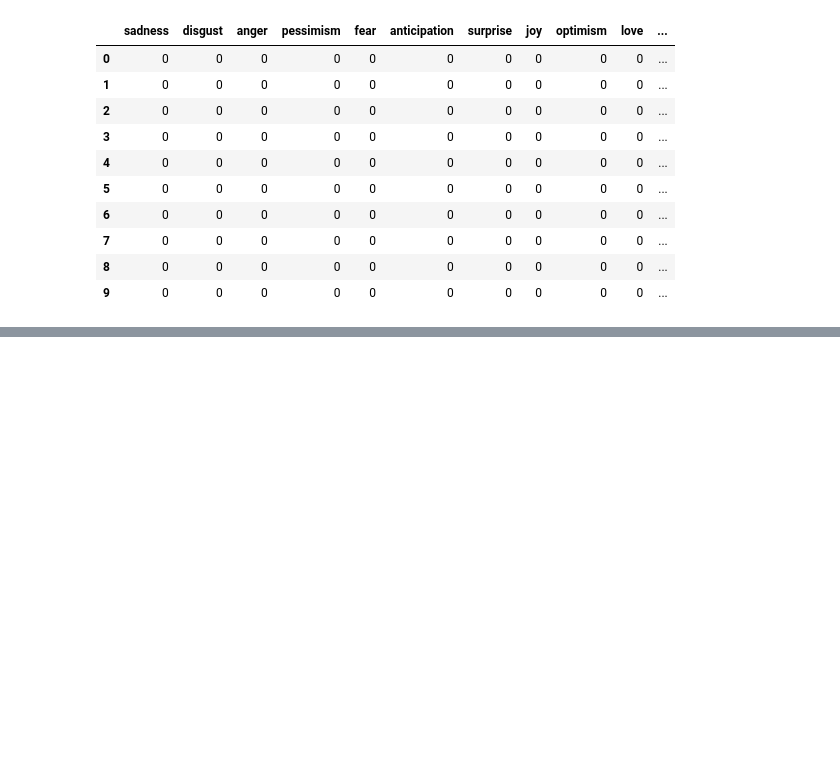
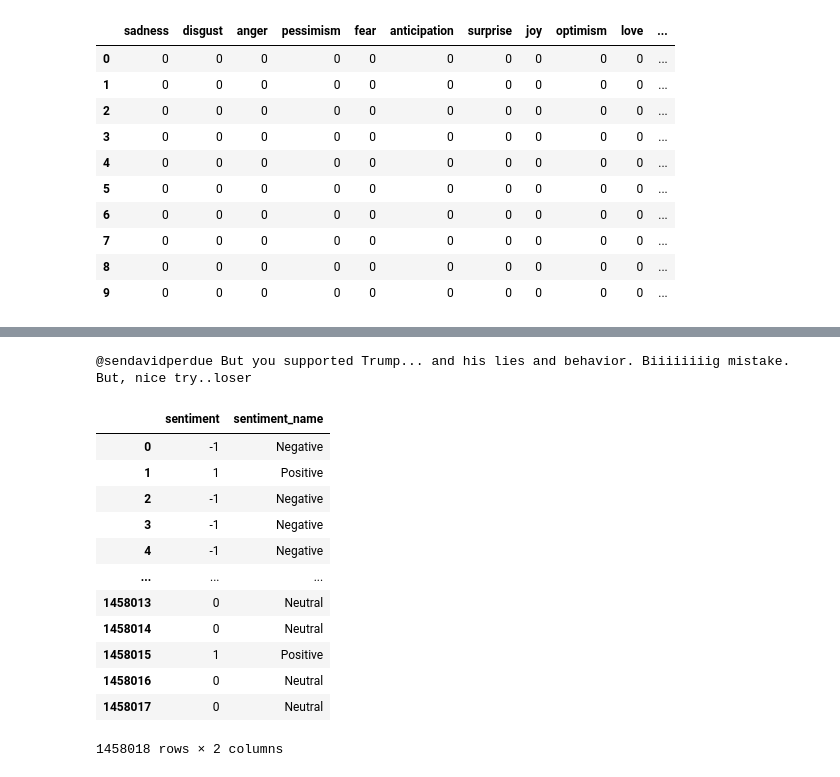
Before and after one commit to maciejskorski/anticipatio, a Jupyter notebook: src/xaru/4 topic_analysis.ipynb, the cells around one changed output, grey strips where cells are left out. Saved outputs shown, nothing was run; the diff lists cells and outputs as text; code cells hidden in the pictures; blank space fills up the shorter version.

```diff
--- a/src/xaru/4 topic_analysis.ipynb
+++ b/src/xaru/4 topic_analysis.ipynb
@@ -392,0 +370,39 @@ doc2emotion
+# %%
+import pandas as pd
+from pathlib import Path
+
+def open_fn(f):
+    try:
+        return pd.read_csv(f,engine='python')
+    except:
+        return pd.DataFrame()
+
+tweets2 = pd.concat([
+    pd.concat(map(open_fn, Path(repo_path/'data/futurists_kol/data').rglob('*csv'))),
+    pd.concat(map(open_fn, Path(repo_path/'data/futurists_rossdawson/data').rglob('*csv')))
+])
+
+tweets2.columns = ['index','user','timestamp','url','txt']
+tweets2 = tweets2.drop_duplicates(subset=['txt'])
+tweets2.reset_index(inplace=True,drop=True)
+
+print(tweets2.loc[3,'txt'])
+# %% [output]
+@sendavidperdue But you supported Trump... and his lies and behavior. Biiiiiiiig mistake. But, nice try..loser
+# %%
+sentiment = pd.read_csv('maciek_docs_sentiment.csv')
+sentiment
+# %% [output]
+|  | sentiment | sentiment_name |
+| 0 | -1 | Negative |
+| 1 | 1 | Positive |
+| 2 | -1 | Negative |
+| 3 | -1 | Negative |
+| 4 | -1 | Negative |
+| ... | ... | ... |
+| 1458013 | 0 | Neutral |
+| 1458014 | 0 | Neutral |
+| 1458015 | 1 | Positive |
+| 1458016 | 0 | Neutral |
+| 1458017 | 0 | Neutral |
+1458018 rows × 2 columns
```
Also changed, not shown: parts of 27 cells of this notebook, 8 other files.
